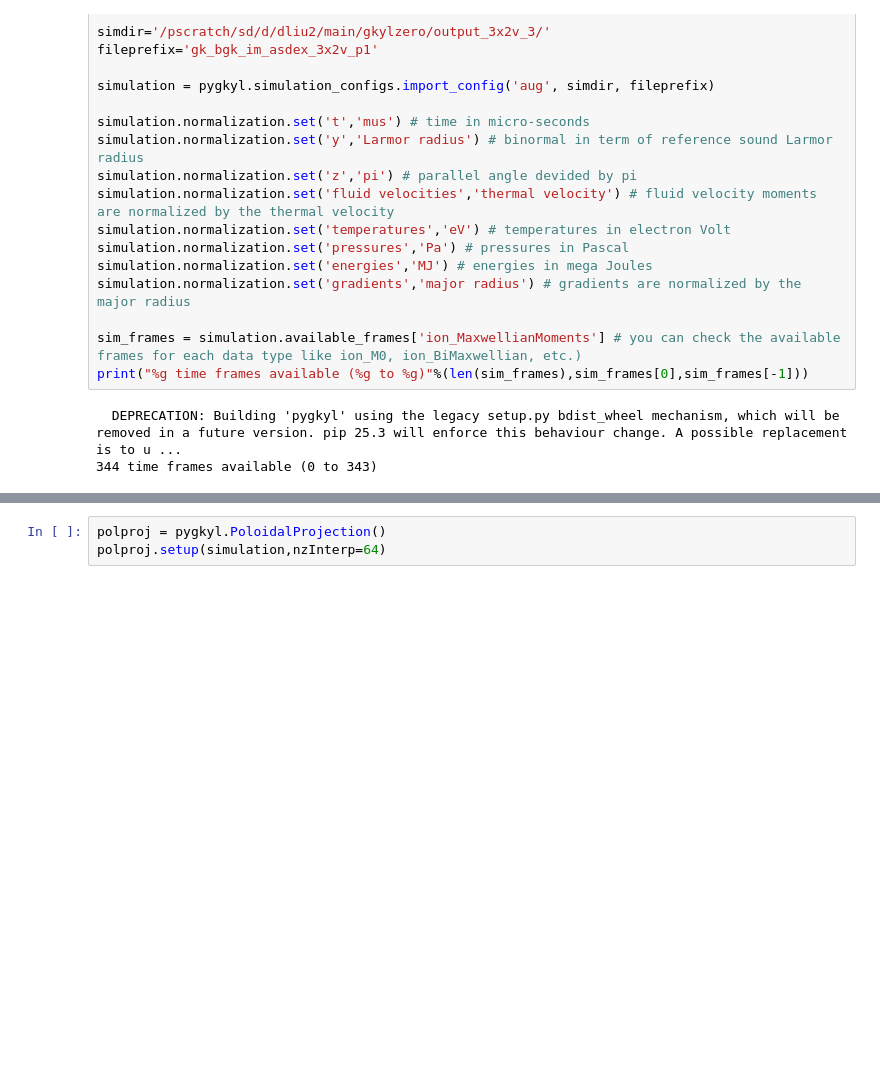
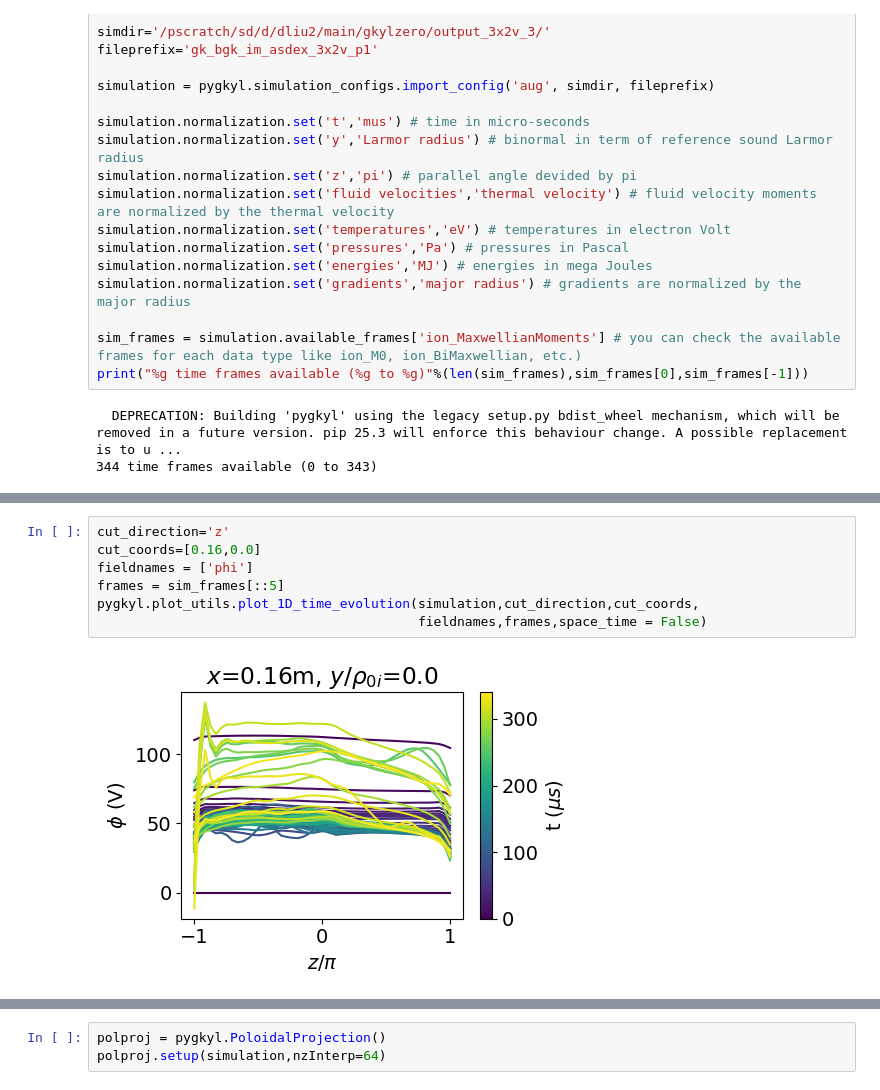
Before and after one commit to Antoinehoff/personal_gkyl_scripts, a Jupyter notebook: notebooks/asdex.ipynb, the cells around one changed output, grey strips where cells are left out. Saved outputs shown, nothing was run; the diff lists cells and outputs as text; blank space fills up the shorter version.

```diff
--- a/notebooks/asdex.ipynb
+++ b/notebooks/asdex.ipynb
@@ -46,0 +63,9 @@ pygkyl.plot_utils.plot_time_serie(simulation,fieldnames,cut_coords,time_frames)
+# %%
+cut_direction='z'
+cut_coords=[0.16,0.0]
+fieldnames = ['phi']
+frames = sim_frames[::5]
+pygkyl.plot_utils.plot_1D_time_evolution(simulation,cut_direction,cut_coords,
+                                         fieldnames,frames,space_time = False)
+# %% [output]
+[figure, added]
```
Also changed, not shown: parts of 5 cells of this notebook.
